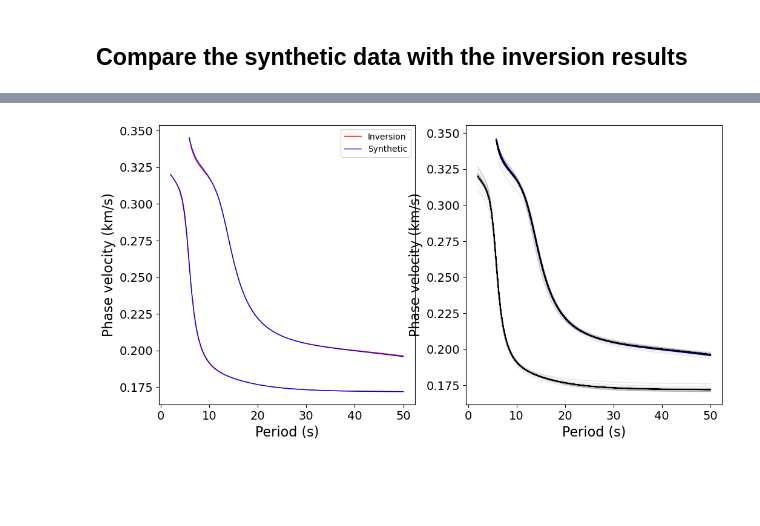
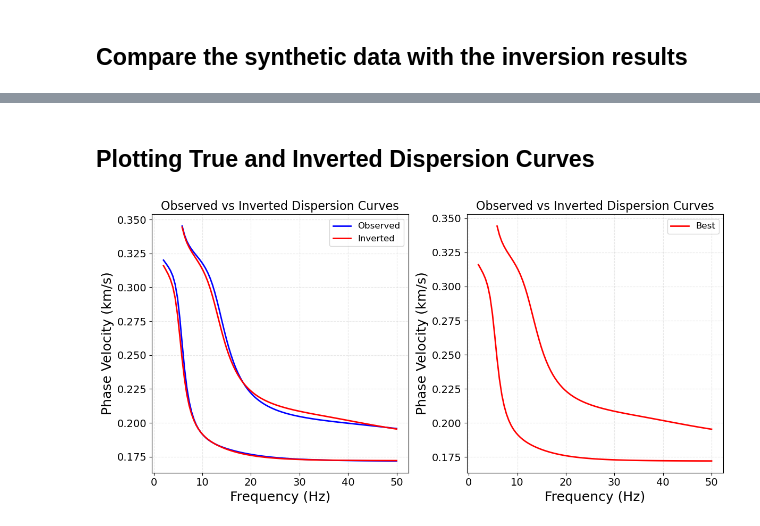
Before and after one commit to VianWan/noiseba, a Jupyter notebook: examples/inversion_demo.ipynb, the cells around one changed output, grey strips where cells are left out. Cells and saved outputs as stored; diff of their text form; code cells hidden in the pictures; blank space fills up the shorter version.

```diff
--- a/examples/inversion_demo.ipynb
+++ b/examples/inversion_demo.ipynb
@@ -75,0 +90,15 @@ inv = Inversion(cos, opt, directives)
+# %%
+# bounds [thick_low, thick_high, vs_low, vs_high]
+param_bounds = np.array([[0.003, 0.008, 0.15, 0.20],
+                        [0.005, 0.025, 0.15, 0.25],
+                        [0.02,  0.060,  0.30, 0.40]])
+
+
+# estimate model parameters
+thick = param_bounds[:, 1]
+vs = param_bounds[:, 2]
+vs = np.log(vs)
+thick = np.log(thick)
+model = np.r_[thick, vs]
+cost_function(model)
+print(cost_function)
@@ -118,26 +293,50 @@ plt.tight_layout()
+# %% [markdown]
+## Plotting True and Inverted Dispersion Curves
 # %%
-filter_curve = inv.history_curves(threshold=1e-5)
+filtered_curves = inv.history_curves(threshold=1) # threshold/ no more smaller than total misfit
 # %%
-inv_curves_m0 = inv.best_curves().get('mode0')
-inv_curves_m1 = inv.best_curves().get('mode1')
-synthetic_curves = inv.result['site0']['obs_curves']
+# Inversion results
+inv_curves_m0 = inv.best_curves().get('rmode0')
+inv_curves_m1 = inv.best_curves().get('rmode1')
+
+# Get observed (synthetic) curves
+observed_curves_data = inv.result['site0']['obs_curves']
+
+# plot
+fig, ax = plt.subplots(1, 2, figsize=(12, 6))
+obs_m0, obs_m1 = observed_curves_data
+# obs_m0 = observed_curves_data[0]
+
+plot_phase_velocity_curves(obs_m0.freq, obs_m0.velocity, axes=ax[0], plot_kwargs={'color': 'b', 'label': 'Observed', 'lw': 2})
+plot_phase_velocity_curves(obs_m1.freq, obs_m1.velocity, axes=ax[0], plot_kwargs={'color': 'b', 'lw': 2})
+
+plot_phase_velocity_curves(inv_curves_m0[0].freq, inv_curves_m0[0].velocity, axes=ax[0], plot_kwargs={'color': 'r', 'label': 'Inverted', 'lw': 2})
+plot_phase_velocity_curves(inv_curves_m1[0].freq, inv_curves_m1[0].velocity, axes=ax[0], plot_kwargs={'color': 'r', 'lw': 2})
+
+ax[0].set_xlabel('Frequency (Hz)', fontsize=18)
+ax[0].set_ylabel('Phase Velocity (km/s)', fontsize=18)
+ax[0].set_title('Observed vs Inverted Dispersion Curves', fontsize=16)
+ax[0].legend(fontsize=12)
+ax[0].grid(True, linestyle='--', alpha=0.3)
+
+# plot evolution of dispersion curves
+for key in filtered_curves.keys():
+    for cur in filtered_curves[key][::30]:
+        freq = cur.freq
+        vel = cur.velocity
+        plot_phase_velocity_curves(freq, vel, axes=ax[1], plot_kwargs={'color': 'k', 'alpha':0.8})
 
 
-fig, ax = plt.subplots(1, 2, figsize=(12, 6))
-plot_phase_velocity_curves(inv_curves_m0[0].freq, inv_curves_m0[0].velocity, axes=ax[0], plot_kwargs={'color': 'r', 'label': 'Inversion'})
-plot_phase_velocity_curves(inv_curves_m1[0].freq, inv_curves_m1[0].velocity, axes=ax[0], plot_kwargs={'color': 'r'})
+plot_phase_velocity_curves(inv_curves_m0[0].freq, inv_curves_m0[0].velocity, axes=ax[1], plot_kwargs={'color': 'r', 'lw': 2, 'label': 'Best'})
+plot_phase_velocity_curves(inv_curves_m1[0].freq, inv_curves_m1[0].velocity, axes=ax[1], plot_kwargs={'color': 'r', 'lw': 2})
 
-plot_phase_velocity_curves(synthetic_curves[0].freq, synthetic_curves[0].velocity, axes=ax[0], plot_kwargs={'color': 'b', 'label': 'Synthetic'})
-plot_phase_velocity_curves(synthetic_curves[1].freq, synthetic_curves[1].velocity, axes=ax[0], plot_kwargs={'color': 'b'})
+ax[1].set_xlabel('Frequency (Hz)', fontsize=18)
+ax[1].set_ylabel('Phase Velocity (km/s)', fontsize=18)
+ax[1].set_title('Observed vs Inverted Dispersion Curves', fontsize=16)
+ax[1].legend(fontsize=12)
+ax[1].grid(True, linestyle='--', alpha=0.3)
 
-ax[0].legend()
-
-
-plot_phase_velocity_curves(synthetic_curves[1].freq, synthetic_curves[1].velocity, axes=ax[1], plot_kwargs={'color': 'b', 'lw': 2})
-for key in filter_curve.keys():
-    for cur in filter_curve[key][::30]:
-        freq = cur.freq
-        vel = cur.velocity
-        plot_phase_velocity_curves(freq, vel, axes=ax[1], plot_kwargs={'color': 'k', 'alpha':0.1})
+plt.tight_layout()
+# fig.savefig('inversion_curves_vsnormal1.png', dpi=300, bbox_inches='tight')
 # %% [output]
-[figure, old version]
+[figure, new version]
```
Also changed, not shown: parts of 12 cells of this notebook, 11 other files.
